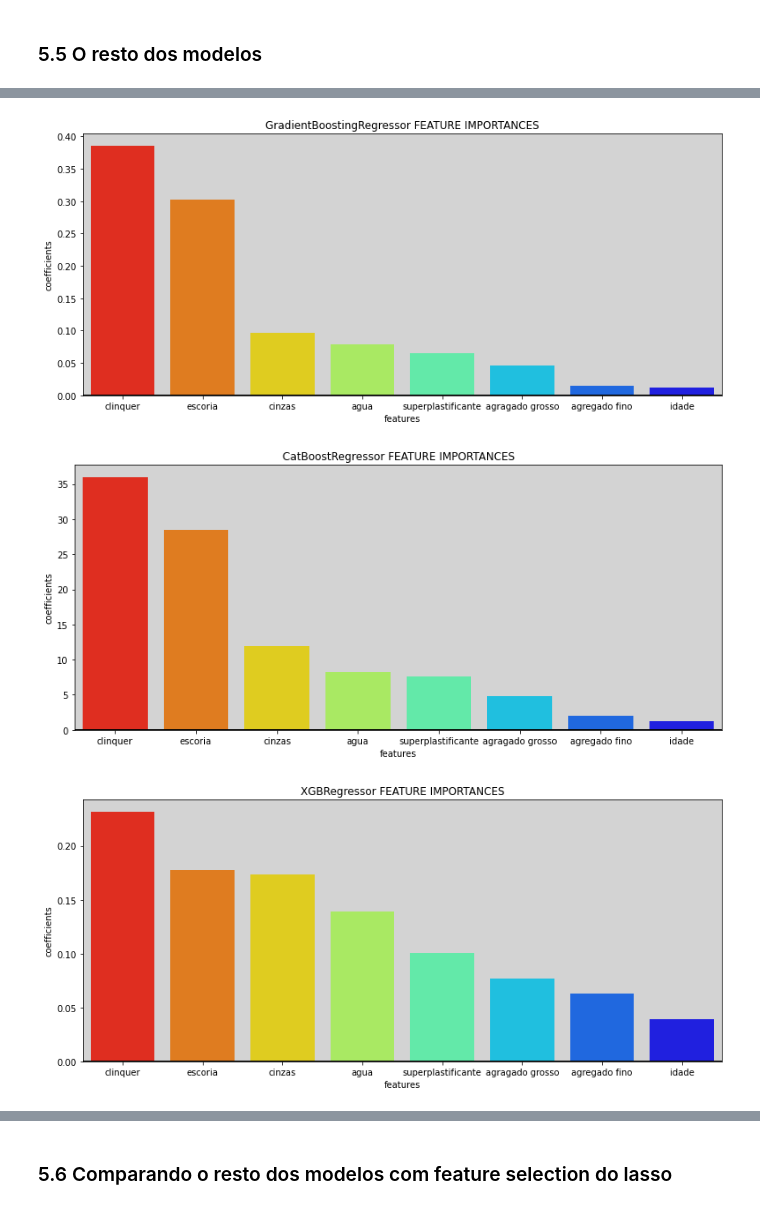
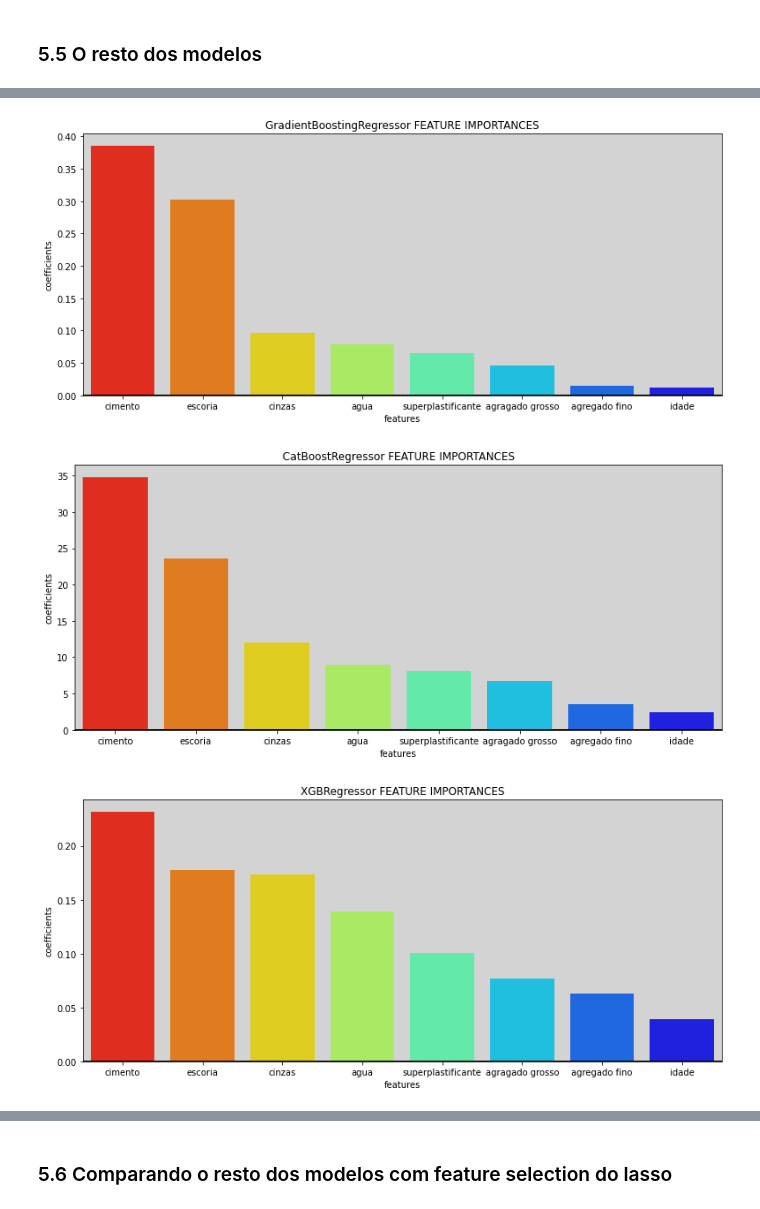
Before and after one commit to wesleymarques0113/Tcc---IA-na-industria-do-cimento, a Jupyter notebook: Relatório de Estágio - Wesley.ipynb, the cells around one changed output, grey strips where cells are left out. Saved outputs shown, nothing was run; the diff lists cells and outputs as text; code cells hidden in the pictures.

```diff
--- a/Relatório de Estágio - Wesley.ipynb
+++ b/Relatório de Estágio - Wesley.ipynb
@@ -105,7 +106,7 @@ pd.options.display.max_rows = None
 # %%
 concrete_df = pd.read_csv("C:/Users/wesley.marques/Documents/Relatório de Estágio - Wesley/archive/concrete.csv")
 # %%
-concrete_df = concrete_df.rename(columns={'cement':'clinquer', 'slag': 'escoria', 'ash':'cinzas',
+concrete_df = concrete_df.rename(columns={'cement':'cimento', 'slag': 'escoria', 'ash':'cinzas',
                             'water':'agua','superplastic':'superplastificante',
                             'coarseagg':'agragado grosso','fineagg':'agregado fino','age':'idade','strength':'resistencia'})
 # %% [markdown]
@@ -657,10 +654,10 @@ Text(0, 0.5, 'r²')
 [figure]
 # %%
 # Construindo um modelo
-knn = KNeighborsRegressor(n_neighbors = 4)
+knn = KNeighborsRegressor(n_neighbors = 2)
 
 # Train and Test the model
-knn_resultsDf = train_test_model(knn, 'KNeighborsRegressor4', X_train, X_test, y_train, y_test, 'none', 10, 'yes')
+knn_resultsDf = train_test_model(knn, 'KNeighborsRegressor2', X_train, X_test, y_train, y_test, 'none', 10, 'yes')
 resultsDf = pd.concat([resultsDf, knn_resultsDf])
 resultsDf
 # %% [output]
@@ -689,8 +686,9 @@ modelos=[
     ['ExtraTreesRegressor',ExtraTreesRegressor(random_state = 0)],
     ['AdaBoostRegressor',AdaBoostRegressor(random_state = 0)],
     ['GradientBoostingRegressor',GradientBoostingRegressor(random_state = 0)],
-    ['CatBoostRegressor',CatBoostRegressor(random_state = 0, verbose=False,depth=4,l2_leaf_reg=9,learning_rate=0.03)],
-    ['XGBRegressor',XGBRegressor()]
+    ['CatBoostRegressor',CatBoostRegressor(random_state = 0, verbose=False)],
+    ['XGBRegressor',XGBRegressor(random_state = 0)],
+    ['MLPRegressor',MLPRegressor(random_state = 0)]
 ]
 
 
@@ -708,6 +706,12 @@ for name, regressor in modelos:
 
         # treino e teste do modelo
         resultsDf = pd.concat([resultsDf, bag_resultsDf])
+    elif name == 'MLPRegressor':
+        # Treino e teste do modelo
+        mlp_resultsDf = train_test_model(regressor, name, X_train, X_test, y_train, y_test, 'none', i, 'yes')
+
+        # treino e teste do modelo
+        resultsDf = pd.concat([resultsDf, mlp_resultsDf])
     else:
         # treino e teste do modelo
         ensemble_resultsDf = train_test_model(regressor, name, X_train, X_test, y_train, y_test, 'feat', i, 'yes')
@@ -734,12 +738,12 @@ O coeficiente para idade é: 9.899198638868564
 --------------------------------------------------------
 --------------------------------------------------------
 [figure]
 [figure]
 [figure]
 [figure]
 [figure]
 [figure]
-[figure, old version]
+[figure, new version]
 [figure]
 # %%
 resultsDf
```
Also changed, not shown: parts of 40 cells of this notebook.
